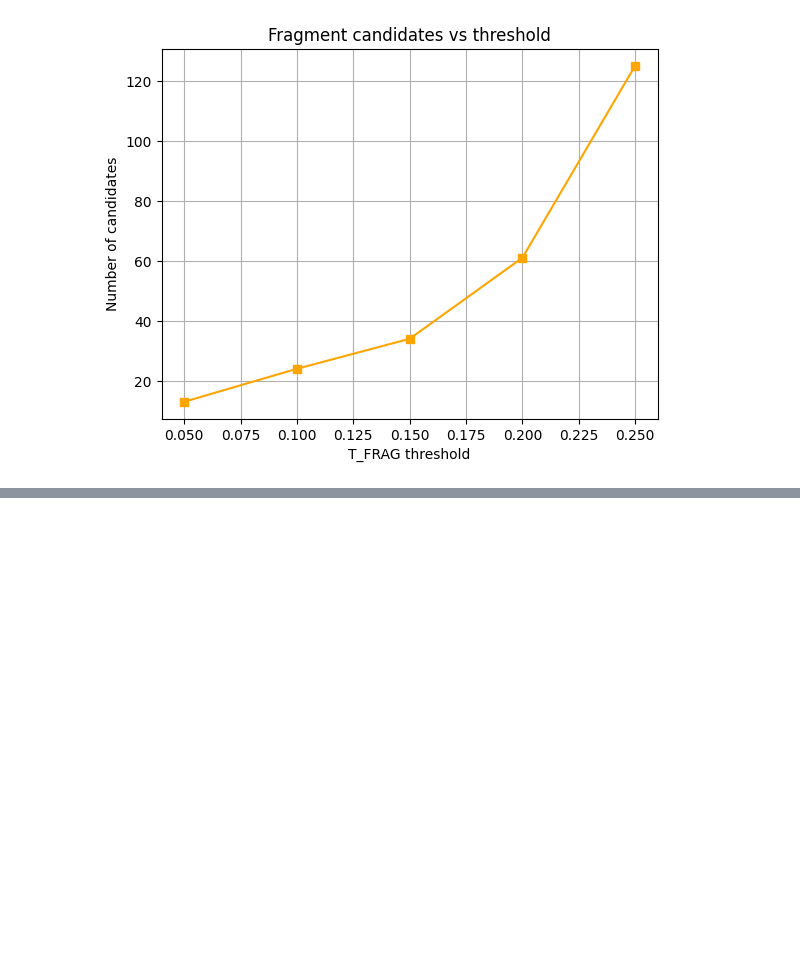
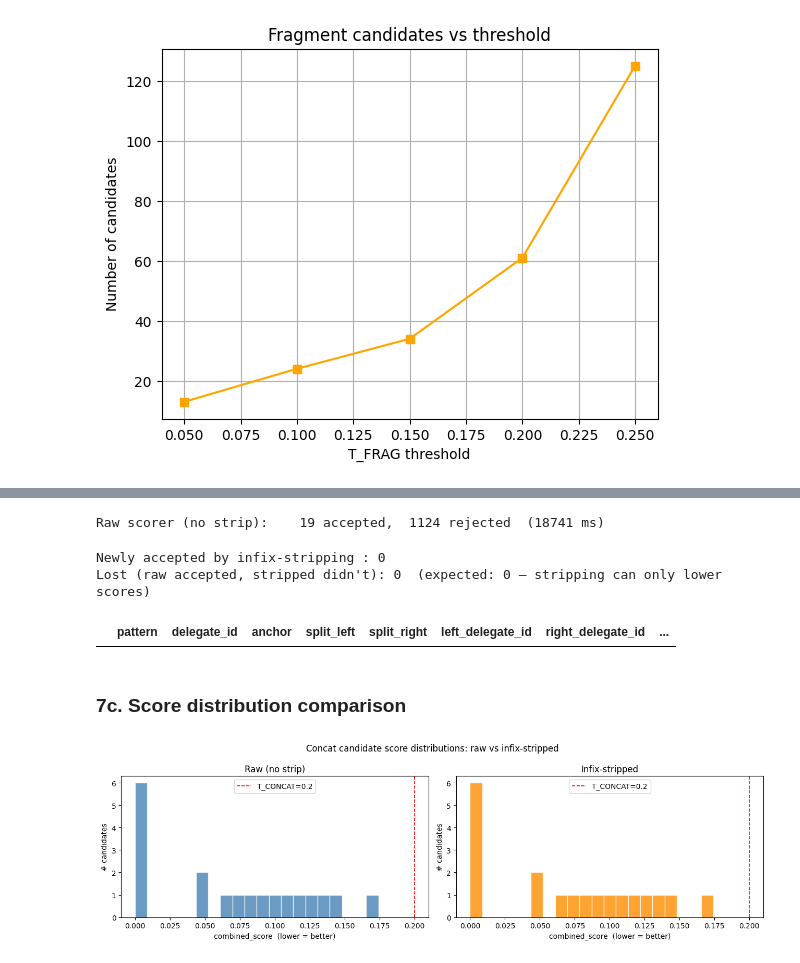
Before and after one commit to HoekR/delegate-qa, a Jupyter notebook: pattern_merge_poc.ipynb, the cells around one changed output, grey strips where cells are left out. Drawn from its saved outputs; the diff is of its cells as text; code cells hidden in the pictures; blank space fills up the shorter version.

Commit message:
enhancements for concatenated pattern recognition

```diff
--- a/pattern_merge_poc.ipynb
+++ b/pattern_merge_poc.ipynb
@@ -604,0 +764,73 @@ if not frag_df.empty:
+# %%
+# ── Raw-only run — temporarily monkey-patch _strip_infix to a no-op ───────
+import pattern_merge as pm
+
+_orig_strip = pm._strip_infix
+pm._strip_infix = lambda s: s          # no-op: strip does nothing
+
+t0 = time.perf_counter()
+concat_raw, rej_raw = pm.detect_concat_errors(
+    df_merged, at=at,
+    t_concat=T_CONCAT,
+    min_len_ratio=MIN_LEN_RATIO,
+    neighbor_window=NBR_WINDOW,
+    province=TEST_PROVINCE,
+    year_min=TEST_YEAR_MIN,
+    year_max=TEST_YEAR_MAX,
+    return_rejected=True,
+)
+t_raw = time.perf_counter() - t0
+pm._strip_infix = _orig_strip          # restore
+
+print(f"Raw scorer (no strip):  {len(concat_raw):4d} accepted,  {len(rej_raw):4d} rejected  ({t_raw*1000:.0f} ms)")
+# %% [output]
+Raw scorer (no strip):    19 accepted,  1124 rejected  (18741 ms)
+# %%
+# ── Difference: newly-accepted by stripping ────────────────────────────────
+raw_keys      = set(zip(concat_raw["pattern"],      concat_raw["delegate_id"]))
+stripped_keys = set(zip(concat_stripped["pattern"], concat_stripped["delegate_id"]))
+
+newly_accepted_keys = stripped_keys - raw_keys
+lost_keys           = raw_keys - stripped_keys
+
+newly_accepted = concat_stripped[
+    concat_stripped.apply(lambda r: (r["pattern"], r["delegate_id"]) in newly_accepted_keys, axis=1)
+].copy()
+
+print(f"Newly accepted by infix-stripping : {len(newly_accepted_keys)}")
+print(f"Lost (raw accepted, stripped didn't): {len(lost_keys)}  (expected: 0 — stripping can only lower scores)")
+
+display(newly_accepted[[
+    "pattern", "delegate_id", "anchor",
+    "split_left", "split_right",
+    "left_delegate_id", "right_delegate_id",
+    "combined_score",
+]].sort_values("combined_score").head(30))
+# %% [output]
+Newly accepted by infix-stripping : 0
+Lost (raw accepted, stripped didn't): 0  (expected: 0 — stripping can only lower scores)
+|  | pattern | delegate_id | anchor | split_left | split_right | left_delegate_id | right_delegate_id | ... |
+# %% [markdown]
+### 7c. Score distribution comparison
+# %%
+import matplotlib.pyplot as plt
+
+fig, axes = plt.subplots(1, 2, figsize=(13, 4), sharey=False)
+
+for ax, (df_c, label, color) in zip(axes, [
+    (concat_raw,      "Raw (no strip)",     "steelblue"),
+    (concat_stripped, "Infix-stripped",     "darkorange"),
+]):
+    if not df_c.empty:
+        ax.hist(df_c["combined_score"], bins=20, color=color, alpha=0.8, edgecolor="white")
+    ax.set_title(label)
+    ax.set_xlabel("combined_score  (lower = better)")
+    ax.set_ylabel("# candidates")
+    ax.axvline(T_CONCAT, color="red", linestyle="--", linewidth=1.2, label=f"T_CONCAT={T_CONCAT}")
+    ax.legend()
+
+plt.suptitle("Concat candidate score distributions: raw vs infix-stripped")
+plt.tight_layout()
+plt.show()
+# %% [output]
+[figure, added]
```
Also changed, not shown: parts of 20 cells of this notebook, 11 other files.
